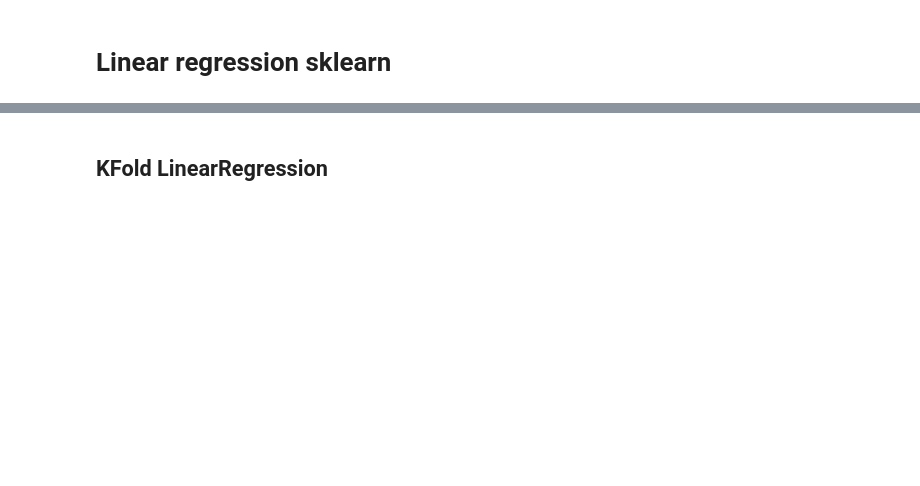
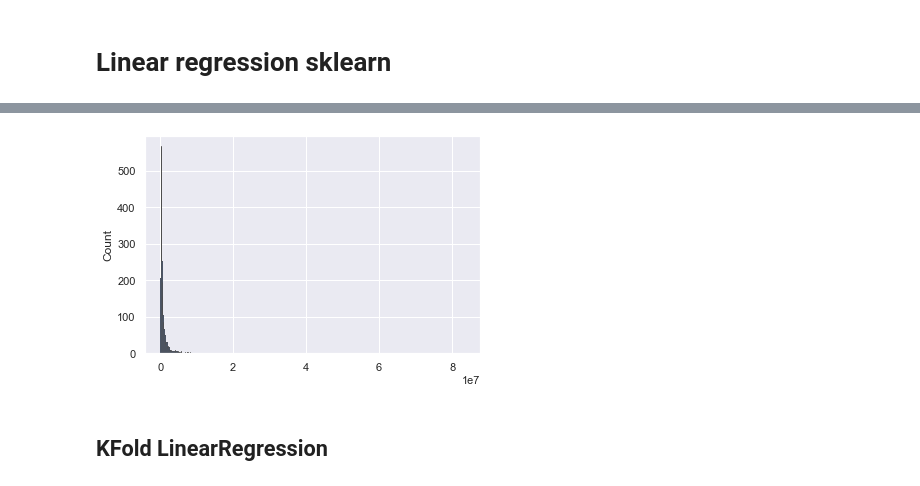
Before and after one commit to pierrebague/anticipate_electricity_consumption, a Jupyter notebook: projet4.ipynb, the cells around one changed output, grey strips where cells are left out. Saved outputs shown, nothing was run; the diff lists cells and outputs as text; code cells hidden in the pictures; blank space fills up the shorter version.

```diff
--- a/projet4.ipynb
+++ b/projet4.ipynb
@@ -310,2 +496,14 @@ std_scale = preprocessing.StandardScaler().fit(X)
+# %%
+for train, test in k_fold_index:
+
+    sns.histplot(
+        y,
+        multiple="stack",
+        palette="light:m_r",
+        edgecolor=".3",
+        linewidth=.5,
+    )
+# %% [output]
+[figure, added]
 # %%
 def accuracy_skf_linear_regression(X,y,standard_scale,algorythm,**args):
```
Also changed, not shown: parts of 70 cells of this notebook.
